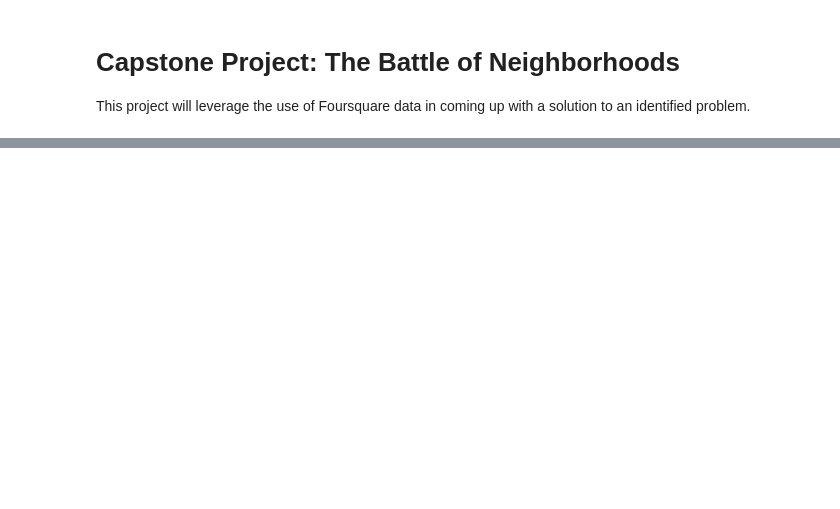
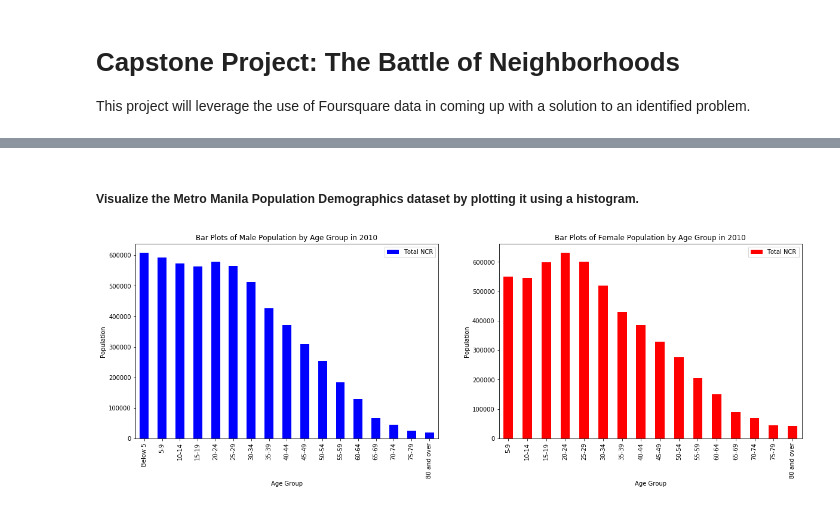
Before and after one commit to ktbaliton/Coursera_Capstone, a Jupyter notebook: Capstone Project: The Battle of Neighborhoods.ipynb, the cells around one changed output, grey strips where cells are left out. Drawn from its saved outputs; the diff is of its cells as text; code cells hidden in the pictures; blank space fills up the shorter version.

```diff
--- a/Capstone Project: The Battle of Neighborhoods.ipynb
+++ b/Capstone Project: The Battle of Neighborhoods.ipynb
@@ -16,0 +151,17 @@ The following data will be used to come up with the recommendation for the case
+# %%
+# Transpose the dataset to have age group as index.
+# Male dataset
+df_pop_male = df_pop_demo.iloc[0:, 0:18]
+df_pop_male = df_pop_male.set_index("City")
+df_pop_male.index.name = None
+df_pop_male = df_pop_male.transpose()
+
+# Female dataset
+df_pop_female = pd.concat([df_pop_demo.iloc[0:, 0], df_pop_demo.iloc[0:, 19:35]], axis=1, sort=False)
+df_pop_female = df_pop_female.set_index("City")
+df_pop_female.index.name = None
+df_pop_female = df_pop_female.transpose()
+# %%
+# Get the sum of the population per age group.
+df_pop_male["Total NCR"] = df_pop_male.sum(axis=1)
+df_pop_male
@@ -16,0 +187,4 @@ The following data will be used to come up with the recommendation for the case
+# %%
+# Get the sum of the population per age group.
+df_pop_female["Total NCR"] = df_pop_female.sum(axis=1)
+df_pop_female
@@ -16,0 +209,4 @@ The following data will be used to come up with the recommendation for the case
+# %%
+# Create separate dataframes for male and female total population.
+df_pop_male_total = df_pop_male[["Total NCR"]]
+df_pop_female_total = df_pop_female[["Total NCR"]]
@@ -16,0 +254,23 @@ The following data will be used to come up with the recommendation for the case
+# %% [markdown]
+##### Visualize the Metro Manila Population Demographics dataset by plotting it using a histogram.
+# %%
+fig = plt.figure() # create figure
+
+ax0 = fig.add_subplot(1, 2, 1) # add subplot 1 (1 row, 2 columns, first plot)
+ax1 = fig.add_subplot(1, 2, 2) # add subplot 2 (1 row, 2 columns, second plot). See tip below**
+
+# Subplot 1: Box plot
+df_pop_male_total.plot(kind='bar', color='blue', figsize=(20, 6), ax=ax0) # add to subplot 1
+ax0.set_title('Bar Plots of Male Population by Age Group in 2010')
+ax0.set_xlabel('Age Group')
+ax0.set_ylabel('Population')
+
+# Subplot 2: Line plot
+df_pop_female_total.plot(kind='bar', color='red', figsize=(20, 6), ax=ax1) # add to subplot 2
+ax1.set_title ('Bar Plots of Female Population by Age Group in 2010')
+ax1.set_xlabel('Age Group')
+ax1.set_ylabel('Population')
+
+plt.show()
+# %% [output]
+[figure, added]
```
Also changed, not shown: parts of 75 cells of this notebook.
